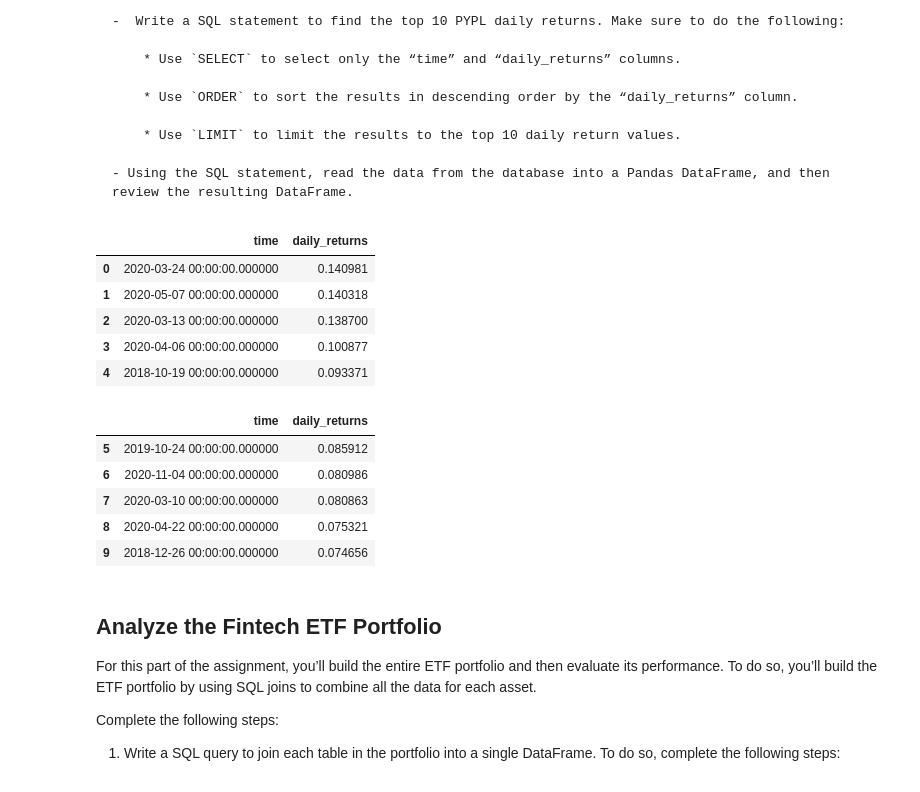
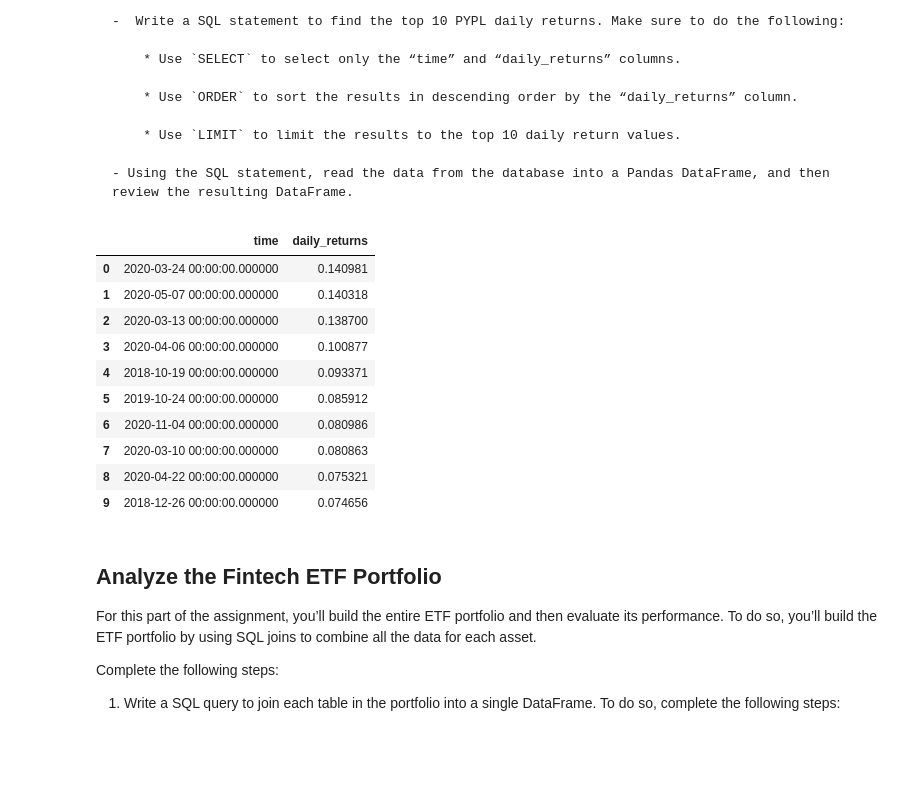
Before and after one commit to douglasg-fintec/-Passive_Investing, a Jupyter notebook: etf_analyzer.ipynb, the cells around one changed output. Cells and saved outputs as stored; diff of their text form; code cells hidden in the pictures; blank space fills up the shorter version.

```diff
--- a/etf_analyzer.ipynb
+++ b/etf_analyzer.ipynb
@@ -285,30 +284,26 @@ display(pypl_higher_than_200.tail())
 # %%
 # Write a SQL SELECT statement to select the time and daily_returns columns
 # Sort the results in descending order and return only the top 10 return values
 query = """SELECT time, daily_returns FROM PYPL ORDER BY daily_returns DESC LIMIT 10"""
 
 # Using the query, read the data from the database into a Pandas DataFrame
 pypl_top_10_returns = pd.read_sql_query(query,con=engine)
 
 # Review the resulting DataFrame
-# View the first 5 rows of the DataFrame.
-display(pypl_top_10_returns.head())
-
-# View the last 5 rows of the DataFrame.
-display(pypl_top_10_returns.tail())
+# View the first 10 rows of the DataFrame.
+display(pypl_top_10_returns.head(10))
 # %% [output]
 |  | time | daily_returns |
 | 0 | 2020-03-24 00:00:00.000000 | 0.140981 |
 | 1 | 2020-05-07 00:00:00.000000 | 0.140318 |
 | 2 | 2020-03-13 00:00:00.000000 | 0.138700 |
 | 3 | 2020-04-06 00:00:00.000000 | 0.100877 |
 | 4 | 2018-10-19 00:00:00.000000 | 0.093371 |
+| 5 | 2019-10-24 00:00:00.000000 | 0.085912 |
+| 6 | 2020-11-04 00:00:00.000000 | 0.080986 |
+| 7 | 2020-03-10 00:00:00.000000 | 0.080863 |
+| 8 | 2020-04-22 00:00:00.000000 | 0.075321 |
+| 9 | 2018-12-26 00:00:00.000000 | 0.074656 |
-|  | time | daily_returns |
-| 5 | 2019-10-24 00:00:00.000000 | 0.085912 |
-| 6 | 2020-11-04 00:00:00.000000 | 0.080986 |
-| 7 | 2020-03-10 00:00:00.000000 | 0.080863 |
-| 8 | 2020-04-22 00:00:00.000000 | 0.075321 |
-| 9 | 2018-12-26 00:00:00.000000 | 0.074656 |
 # %% [markdown]
 ## Analyze the Fintech ETF Portfolio
 
```
Also changed, not shown: parts of 6 cells of this notebook.
